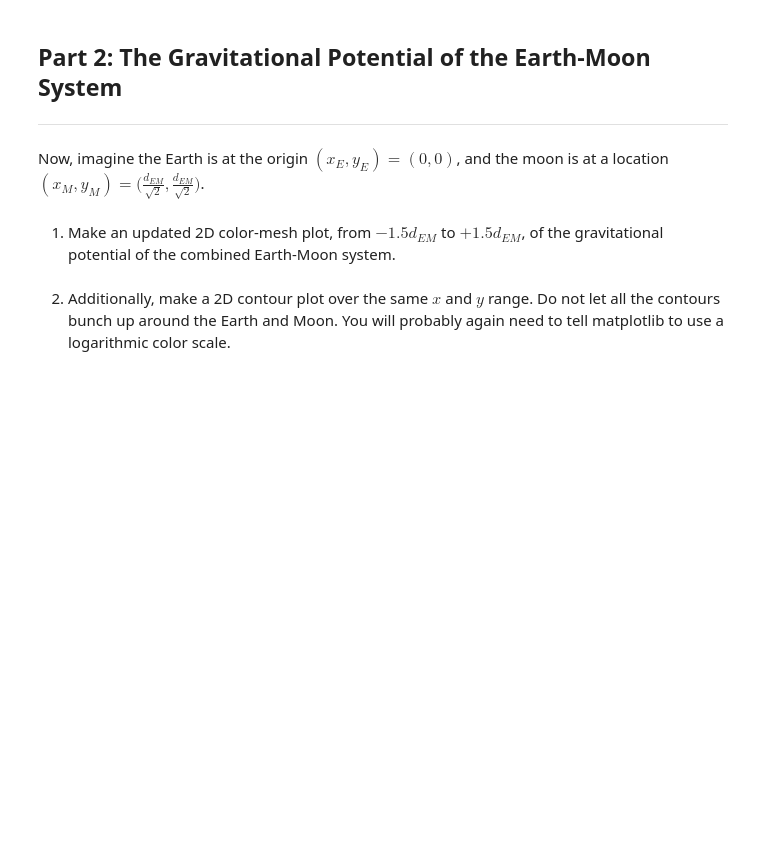
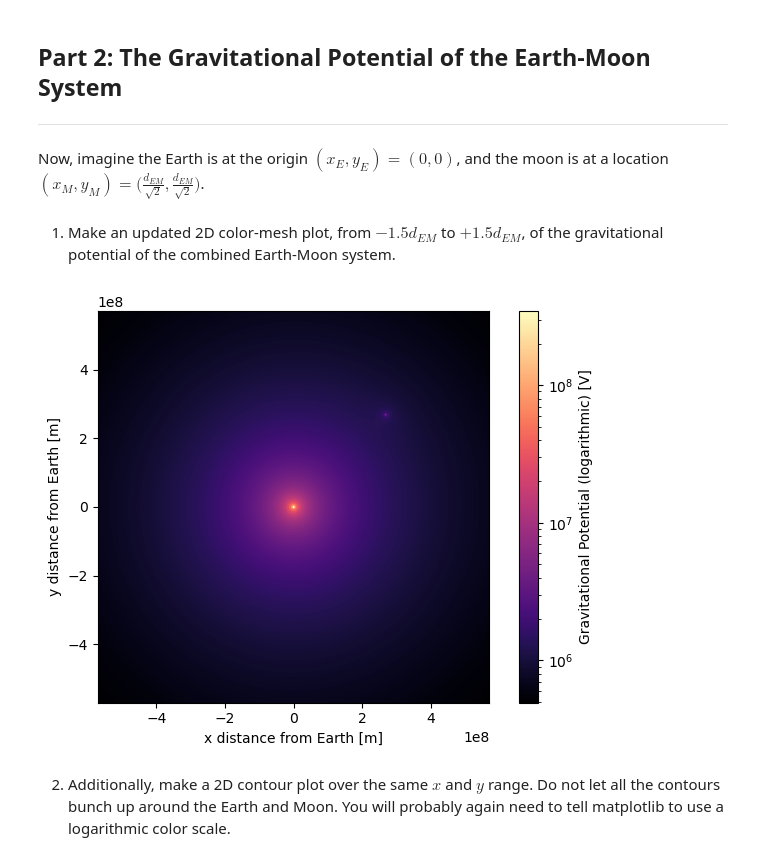
Before and after one commit to graceyeh-umd/PHYS265-spring26, a Jupyter notebook: Lab1/lab1.ipynb, the cells around one changed output. Saved outputs shown, nothing was run; the diff lists cells and outputs as text; code cells hidden in the pictures; blank space fills up the shorter version.

```diff
--- a/Lab1/lab1.ipynb
+++ b/Lab1/lab1.ipynb
@@ -47,6 +47,8 @@ import matplotlib.pyplot as plt
 G = 6.67e-11 # m^3/kg/s^2
 d_EM = 3.8e8 #m
 M_E = 5.9e24 #kg
+M_M = 7.3e22 #kg
+M_A = 5.5e3 #kg
 # %% [markdown]
 ## Part 1: The Gravitational Potential of the Earth
 ----
@@ -123,6 +149,30 @@ and the moon is at a location $(x_{M},y_{M}) = \big( \frac{d_{EM}}{\sqrt{2}}, \f
 # %% [markdown]
 1. Make an updated 2D color-mesh plot, from $-1.5d_{EM}$ to $+1.5d_{EM}$,
 of the gravitational potential of the combined Earth-Moon system.
+# %%
+x = np.linspace(-1.5 * d_EM, 1.5 * d_EM, 1001)
+y = np.linspace(-1.5 * d_EM, 1.5 * d_EM, 1001)
+
+x_grid, y_grid = np.meshgrid(x,y)
+
+potE = np.abs(gravPot(M_E, 0., 0., x_grid, y_grid))
+potM = np.abs(gravPot(M_M, d_EM / np.sqrt(2), d_EM / np.sqrt(2), x_grid, y_grid))
+pot = potE + potM
+
+fig, ax = plt.subplots()
+ax.set_aspect('equal')
+
+mesh = ax.pcolormesh(x_grid, y_grid, pot, norm='log', cmap="magma")
+
+cbar = fig.colorbar(mesh)
+cbar.set_label('Gravitational Potential (logarithmic) [V]')
+
+ax.set_xlabel('x distance from Earth [m]')
+ax.set_ylabel('y distance from Earth [m]')
+
+fig.tight_layout()
+# %% [output]
+[figure, added]
 # %% [markdown]
 2. Additionally, make a 2D contour plot over the same $x$ and $y$ range.
 Do not let all the contours bunch up around the Earth and Moon.
```
Also changed, not shown: parts of 7 cells of this notebook, 1 other file.
